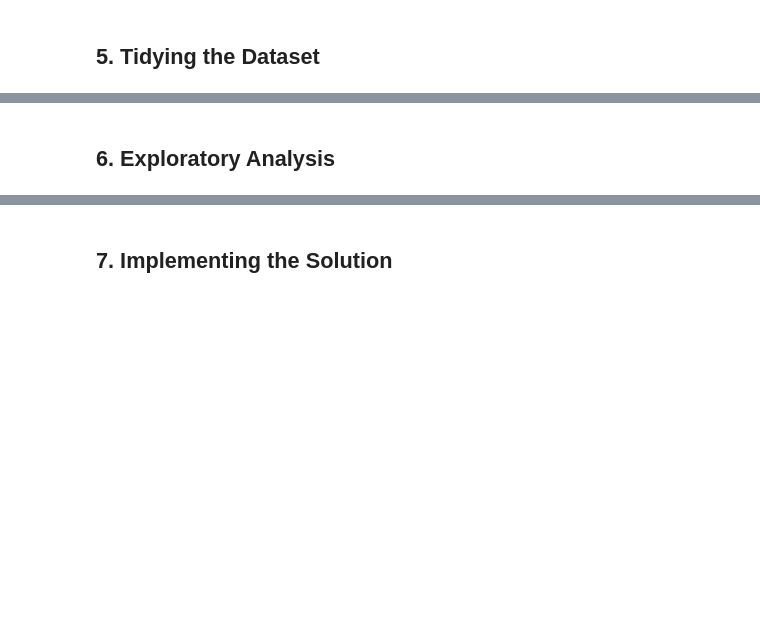
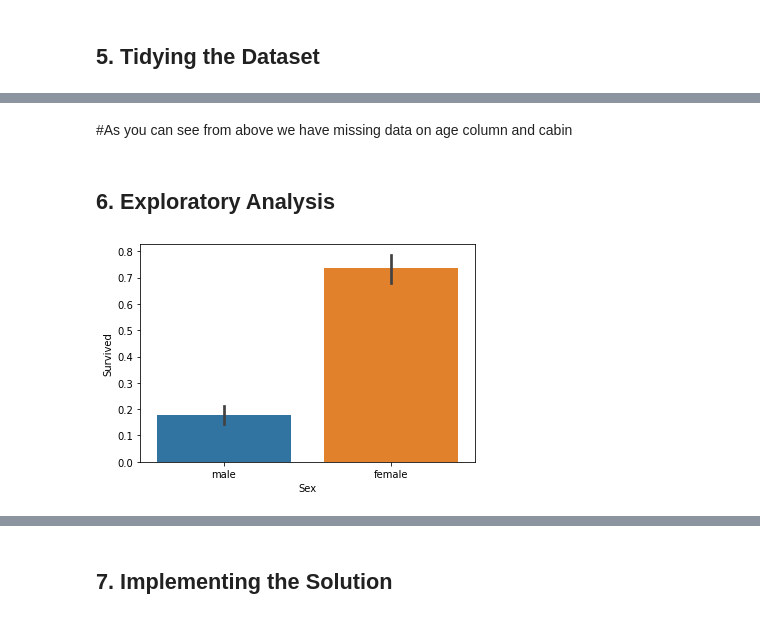
Before and after one commit to BrianMoringa/Core-week-9-IP-Submission, a Jupyter notebook: Notebook1_Core_module_II_Week_9_Brian_Onchweri.ipynb, the cells around one changed output, grey strips where cells are left out. Saved outputs shown, nothing was run; the diff lists cells and outputs as text; code cells hidden in the pictures; blank space fills up the shorter version.

```diff
--- a/Notebook1_Core_module_II_Week_9_Brian_Onchweri.ipynb
+++ b/Notebook1_Core_module_II_Week_9_Brian_Onchweri.ipynb
@@ -104,3 +124,5 @@ An example would be suppose that you're working with a dataset on the population
+# %% [markdown]
+#As you can see from above we have missing data on age column and cabin
 # %%
 # Dealing with the Missing Data
 #
@@ -112,3 +135,7 @@ An example would be suppose that you're working with a dataset on the population
 # %%
 # Ploting the bivariate summaries and recording our observations
 #
+sns.barplot(data=df_train, x='Sex',y='Survived')
+plt.show()
+# %% [output]
+[figure, added]
```
Also changed, not shown: parts of 43 cells of this notebook.
